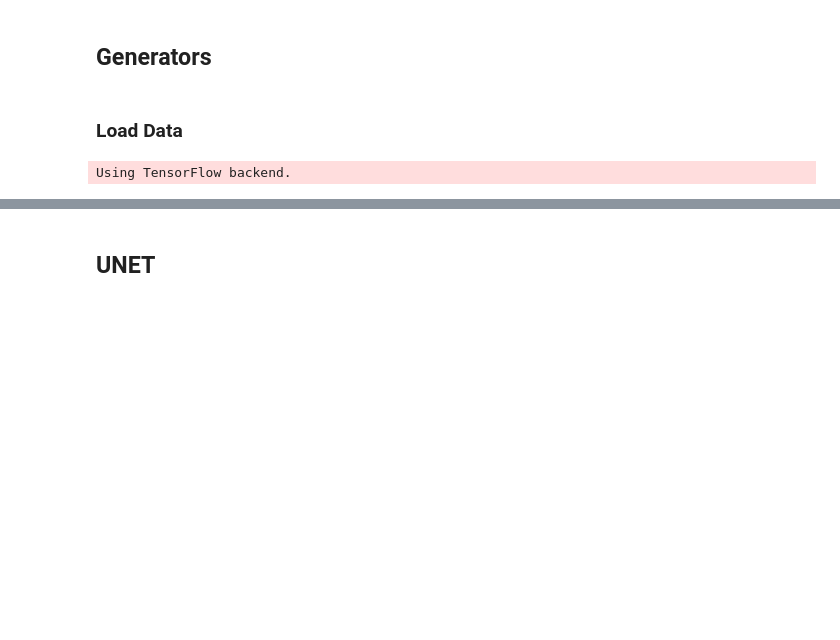
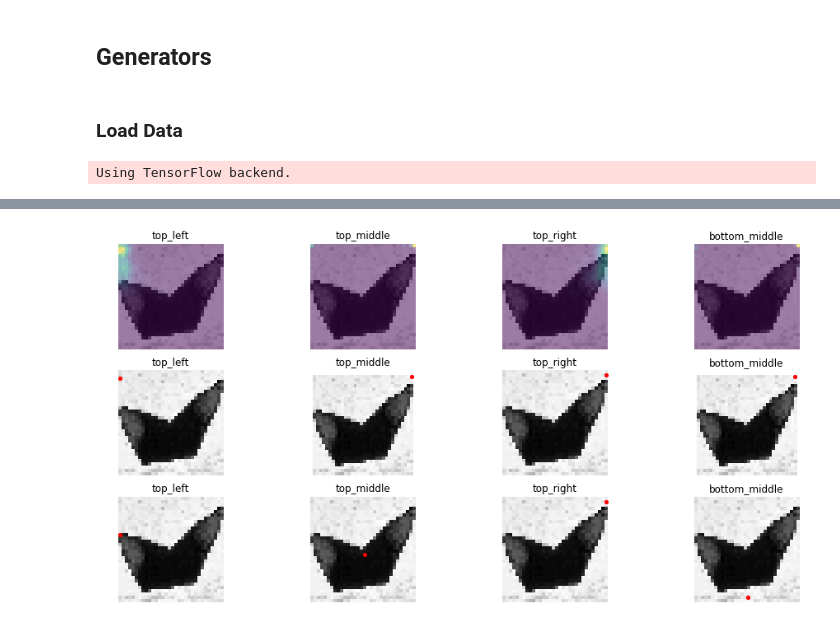
Before and after one commit to hNao17/humpback-whale-challenge, a Jupyter notebook: landmarks/Models Training.ipynb, the cells around one changed output, grey strips where cells are left out. Saved outputs shown, nothing was run; the diff lists cells and outputs as text; code cells hidden in the pictures; blank space fills up the shorter version.

```diff
--- a/landmarks/Models Training.ipynb
+++ b/landmarks/Models Training.ipynb
@@ -209,25 +373,0 @@ model.summary()
-# %%
-lrs = [1e-6, 1e-5, 1e-4, 1e-3, 1e-2]
-for lr in lrs:
-    print(f'Learning Rate: {lr}')
-    K.set_value(model.optimizer.lr, lr)
-    model.fit_generator(
-        train_generator,
-        steps_per_epoch=200,
-        epochs=1
-    )
-# %%
-model = create_pretrained_model(base='VGG16')
-tensorboard = TensorBoardLogger(log_name='VGG-224')
-# %%
-model.load_weights('checkpoints/VGG-224')
-# %%
-fit_args = dict(
-    generator=train_generator,
-    steps_per_epoch=200,
-    callbacks=[tensorboard],
-    validation_data=val_generator,
-    validation_steps=100,
-    workers=6,
-    epochs=2,
-)
@@ -240,4 +398,4 @@ model.save_weights('checkpoints/VGG-224')
 # %%
-run_test(H, W, model)
+run_test(model)
+# %% [output]
+[figure, added]
-# %% [markdown]
-## UNET
```
Also changed, not shown: parts of 71 cells of this notebook, 1 other file.
